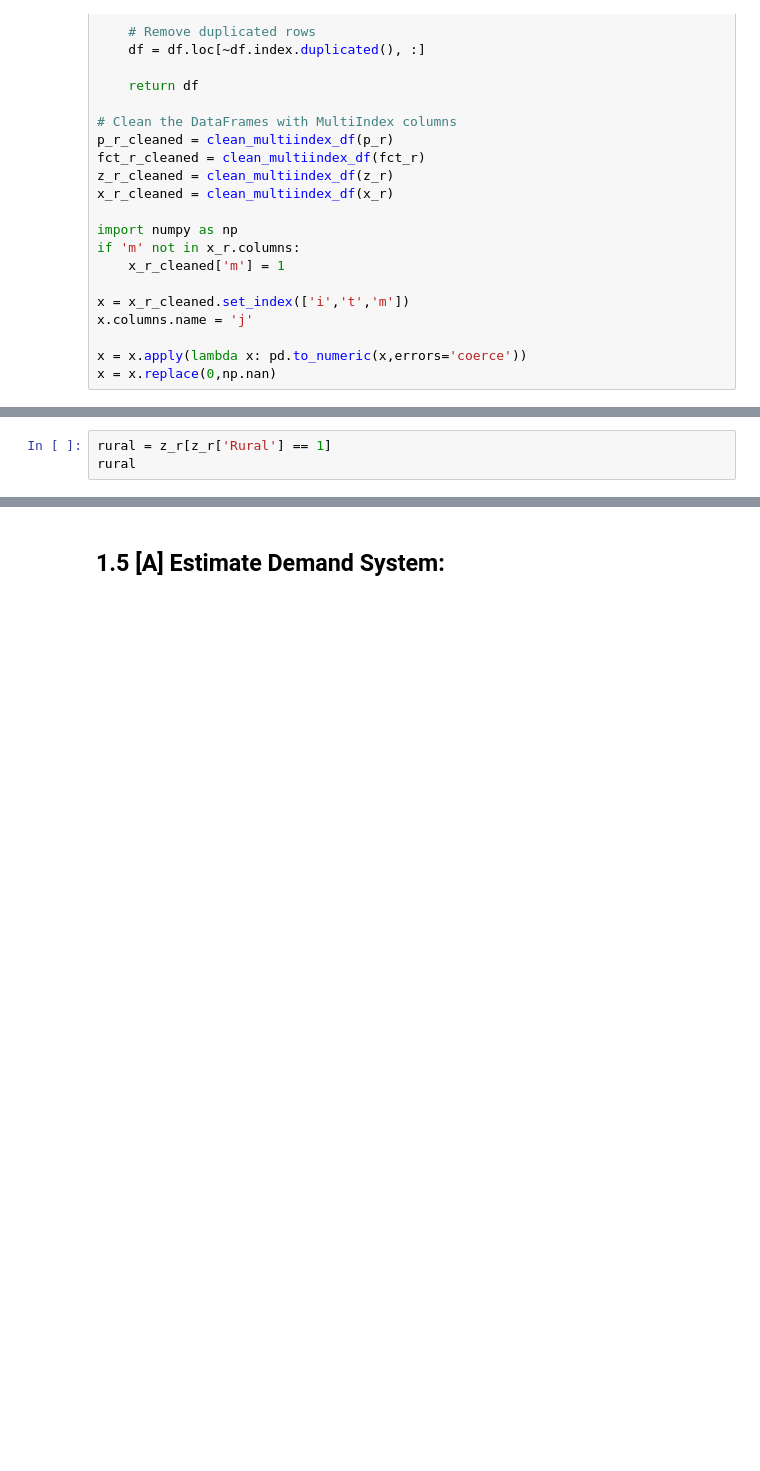
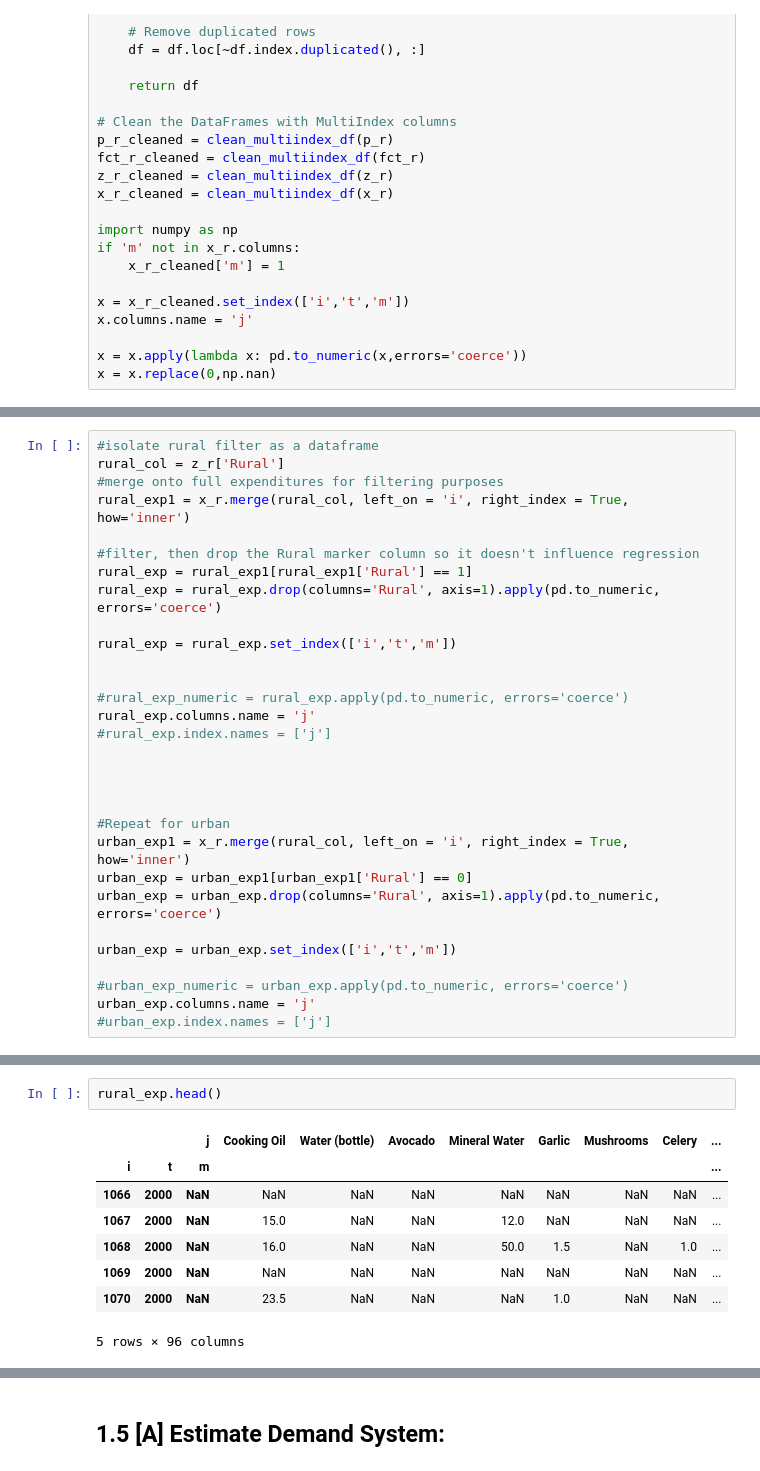
Before and after one commit to neha-lala/TWSchultz, a Jupyter notebook: Final. Code.ipynb, the cells around one changed output, grey strips where cells are left out. Saved outputs shown, nothing was run; the diff lists cells and outputs as text; blank space fills up the shorter version.

```diff
--- a/Final. Code.ipynb
+++ b/Final. Code.ipynb
@@ -299,3 +299,30 @@ x = x.replace(0,np.nan)
 # %%
-rural = z_r[z_r['Rural'] == 1]
-rural
+#isolate rural filter as a dataframe
+rural_col = z_r['Rural']
+#merge onto full expenditures for filtering purposes
+rural_exp1 = x_r.merge(rural_col, left_on = 'i', right_index = True, how='inner')
+
+#filter, then drop the Rural marker column so it doesn't influence regression
+rural_exp = rural_exp1[rural_exp1['Rural'] == 1]
+rural_exp = rural_exp.drop(columns='Rural', axis=1).apply(pd.to_numeric, errors='coerce')
+
+rural_exp = rural_exp.set_index(['i','t','m'])
+
+
+#rural_exp_numeric = rural_exp.apply(pd.to_numeric, errors='coerce')
+rural_exp.columns.name = 'j'
+#rural_exp.index.names = ['j']
+
+
+
+
+#Repeat for urban
+urban_exp1 = x_r.merge(rural_col, left_on = 'i', right_index = True, how='inner')
+urban_exp = urban_exp1[urban_exp1['Rural'] == 0]
+urban_exp = urban_exp.drop(columns='Rural', axis=1).apply(pd.to_numeric, errors='coerce')
+
+urban_exp = urban_exp.set_index(['i','t','m'])
+
+#urban_exp_numeric = urban_exp.apply(pd.to_numeric, errors='coerce')
+urban_exp.columns.name = 'j'
+#urban_exp.index.names = ['j']
@@ -334,0 +329,11 @@ urban
+# %%
+rural_exp.head()
+# %% [output]
+|  |  | j | Cooking Oil | Water (bottle) | Avocado | Mineral Water | Garlic | Mushrooms | Celery | ... |
+| i | t | m |  |  |  |  |  |  |  | ... |
+| 1066 | 2000 | NaN | NaN | NaN | NaN | NaN | NaN | NaN | NaN | ... |
+| 1067 | 2000 | NaN | 15.0 | NaN | NaN | 12.0 | NaN | NaN | NaN | ... |
+| 1068 | 2000 | NaN | 16.0 | NaN | NaN | 50.0 | 1.5 | NaN | 1.0 | ... |
+| 1069 | 2000 | NaN | NaN | NaN | NaN | NaN | NaN | NaN | NaN | ... |
+| 1070 | 2000 | NaN | 23.5 | NaN | NaN | NaN | 1.0 | NaN | NaN | ... |
+5 rows × 96 columns
```
Also changed, not shown: parts of 12 cells of this notebook.
